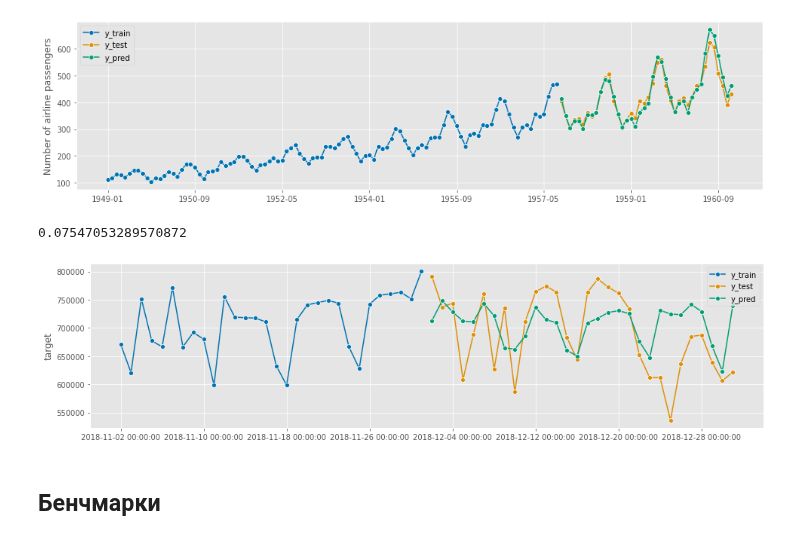
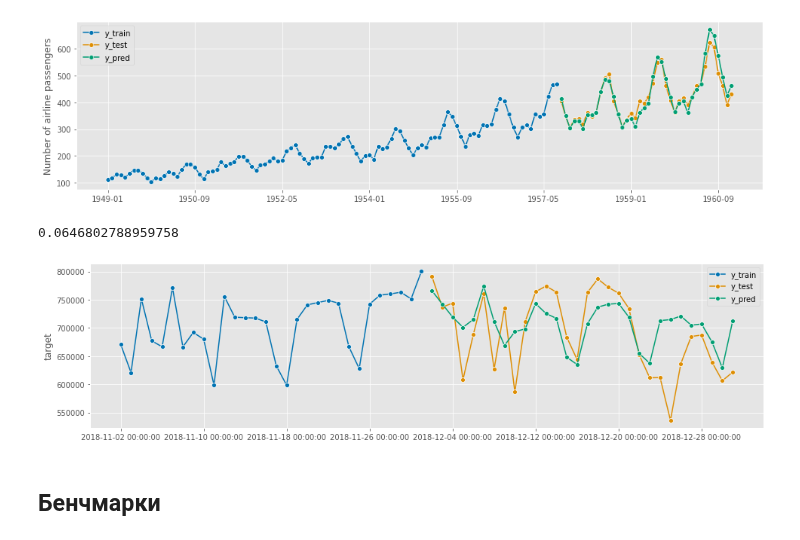
Before and after one commit to Pyatachokk/hse_ts_course, a Jupyter notebook: 2023-spring/seminars/sem_2.ipynb, the cells around one changed output. Saved outputs shown, nothing was run; the diff lists cells and outputs as text; code cells hidden in the pictures.

```diff
--- a/2023-spring/seminars/sem_2.ipynb
+++ b/2023-spring/seminars/sem_2.ipynb
@@ -1,2 +1,16 @@
 # %% [markdown]
 # Семинар 2
+# %%
+import pandas as pd
+import statsmodels.api as sm
+import matplotlib.pyplot as plt
+
+plt.style.use('ggplot')
+plt.rcParams["figure.figsize"] = (23,9)
+
+data = sm.datasets.macrodata.load_pandas().data
+
+#Преобразуем данные из колонок в индекс. В данном случае проще всего было сгенерировать самим последовательность кварталов, чтобы не мучаться с конвертацией столбцов
+data.index = pd.date_range(start = '01.01.1959', periods = len(data), freq='Q')
+display(data)
+data = data.drop(columns = ['year', 'quarter'])
@@ -119,7 +184,7 @@ x_pred = np.array(gdp_nan[mask].index)
 
 # Model fitting
 lowess_model = lowess.Lowess()
-lowess_model.fit(x, y, frac=0.1)
+lowess_model.fit(x, y, frac=0.15)
 
 # Model prediction
 y_pred = lowess_model.predict(x_pred)
@@ -236,6 +340,7 @@ X = pd.DataFrame()
 WINDOW = 10
 
 X['target'] = data.loc[:,'total load actual'].resample('D').sum()
+
 X['y_L1'] = X['target'].shift(1)
 X['y_L2'] = X['target'].shift(2)
 X['y_L3'] = X['target'].shift(3)
@@ -244,27 +349,32 @@ X['y_L4'] = X['target'].shift(4)
 X['y_L6'] = X['target'].shift(6)
 X['y_L7'] = X['target'].shift(7)
 X['y_L31'] = X['target'].shift(31)
-X['y_L364'] = X['target'].shift(364)
-X['y_L365'] = X['target'].shift(365)
-X['y_L366'] = X['target'].shift(366)
+
+# X['y_L364'] = X['target'].shift(364)
+# X['y_L365'] = X['target'].shift(365)
+# X['y_L366'] = X['target'].shift(366)
+
 
 X['diff_L1'] = X['target'].diff().shift(1)
 
 # X['rolling_mean'] = X['target'].rolling(WINDOW).mean().shift(1)
+
 
 # X['month'] = X.index.month
 X['day'] = X.index.day
 X['weekday'] = X.index.weekday
 X['is_weekend'] = X.index.weekday >= 5
 X['season'] = X.index.month%12 // 3 + 1
-X['temp'] = data.loc[:,'temp'].resample('D').min() * (X.season == 1) + data.loc[:,'temp'].resample('D').max() * (X.season == 3) + data.loc[:,'temp'].resample('D').mean() * ((X.season == 2) | (X.season == 4))
-X['temp'] = X['temp'].shift(365)
+
+
+X['temp'] = data.loc[:,'temp'].resample('D').min() * (X.season == 1) \
+        + data.loc[:,'temp'].resample('D').max() * (X.season == 3) \
+        + data.loc[:,'temp'].resample('D').mean() * ((X.season == 2) | (X.season == 4))
+
+# X['temp'] = X['temp'].shift(365)
+
 # X['cos'] = np.cos((X.index - pd.Timestamp("1970-01-01")) // pd.Timedelta("1s"))
 X['sin'] = np.sin((X.index - pd.Timestamp("1970-01-01")) // pd.Timedelta("1s"))
 
+
 X['is_holiday'] = X.index.to_series().apply(lambda x: x in es_holidays)
-
-X = X.dropna()
-
-y = X.target
-X = X.drop(columns=['target', "season"])
@@ -432,32 +569,32 @@ mean_absolute_percentage_error(y_pred, y_test)
 # %%
 y_train, y_test, X_train, X_test = temporal_train_test_split(y, X, test_size=30)
 
 scaler = MinMaxScaler()
 cat_features = [
     # 'month',
     'day',
     'weekday',
     'is_weekend',
     'is_holiday',
     # 'season'
     ]
 num_features = [col for col in X_train.columns if col not in cat_features]
 
 X_train[num_features] = scaler.fit_transform(X_train[num_features])
 X_test[num_features] = scaler.transform(X_test[num_features])
 
 fh = ForecastingHorizon(y_test.index, is_relative=False)
 
 regressor = LinearRegression()
-forecaster = make_reduction(regressor, window_length=5, strategy="direct")
+forecaster = make_reduction(regressor, window_length=20, strategy="direct")
 
 forecaster.fit(y_train, X=X_train, fh=fh);
 y_pred = forecaster.predict()
 plot_series(y_train.tail(30), y_test, y_pred, labels=["y_train", "y_test", "y_pred"])
 mean_absolute_percentage_error(y_pred, y_test)
 # %% [output]
-0.07547053289570872
+0.0646802788959758
-[figure, old version]
+[figure, new version]
 # %% [markdown]
 ## Бенчмарки
 # %%
```
Also changed, not shown: parts of 27 cells of this notebook, 3 other files.
